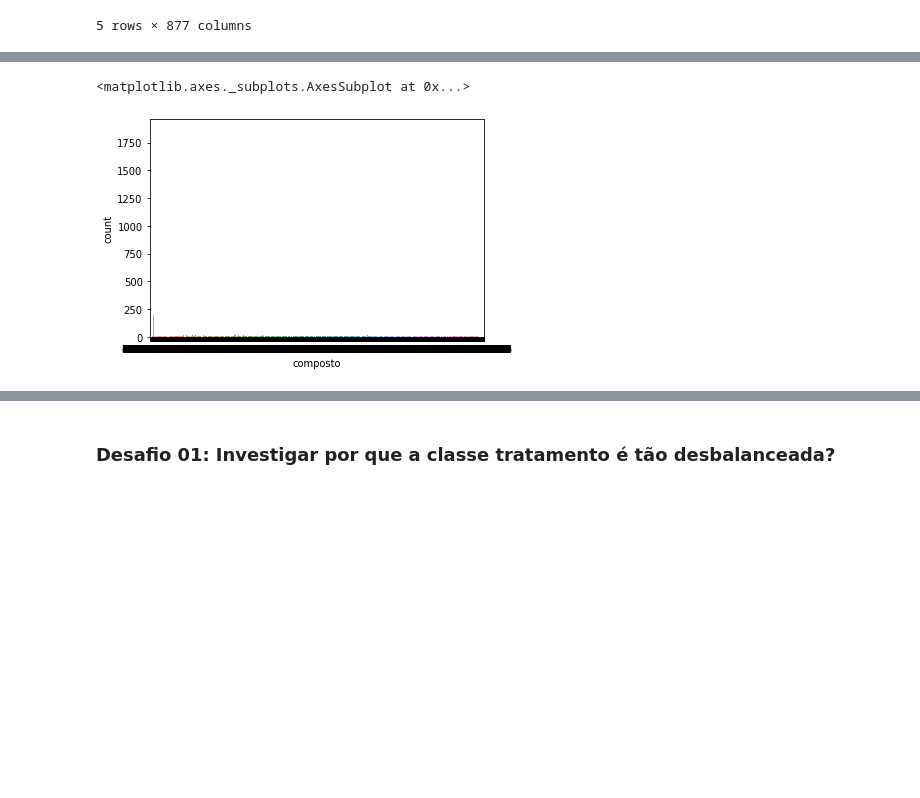
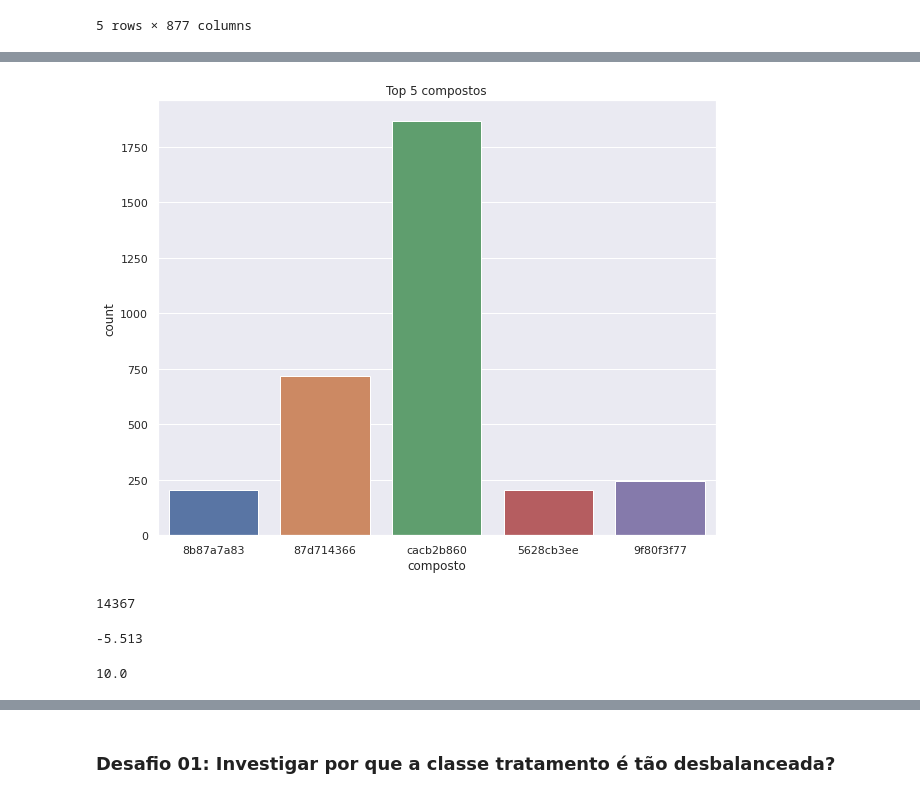
Before and after one commit to franciscoed/imersaodados3, a Jupyter notebook: notebooks/Imersao.ipynb, the cells around one changed output, grey strips where cells are left out. Cells and saved outputs as stored; diff of their text form; code cells hidden in the pictures; blank space fills up the shorter version.

```diff
--- a/notebooks/Imersao.ipynb
+++ b/notebooks/Imersao.ipynb
@@ -155,7 +167,23 @@ Name: composto, dtype: int64
 # %%
 import seaborn as sns
+import matplotlib.pyplot as plt
 
-sns.countplot(x='composto', data=dados)
+sns.set()
+plt.figure(figsize=(10,8))
+ax = sns.countplot(x='composto', data=dados.query('composto in @cod_compostos'))
+ax.set_title('Top 5 compostos')
+plt.show()
 # %% [output]
-<matplotlib.axes._subplots.AxesSubplot at 0x...>
-[figure, old version]
+[figure, new version]
+# %%
+len(dados['g-0'].unique())
+# %% [output]
+14367
+# %%
+dados['g-0'].min()
+# %% [output]
+-5.513
+# %%
+dados['g-0'].max()
+# %% [output]
+10.0
```
Also changed, not shown: parts of 32 cells of this notebook.
